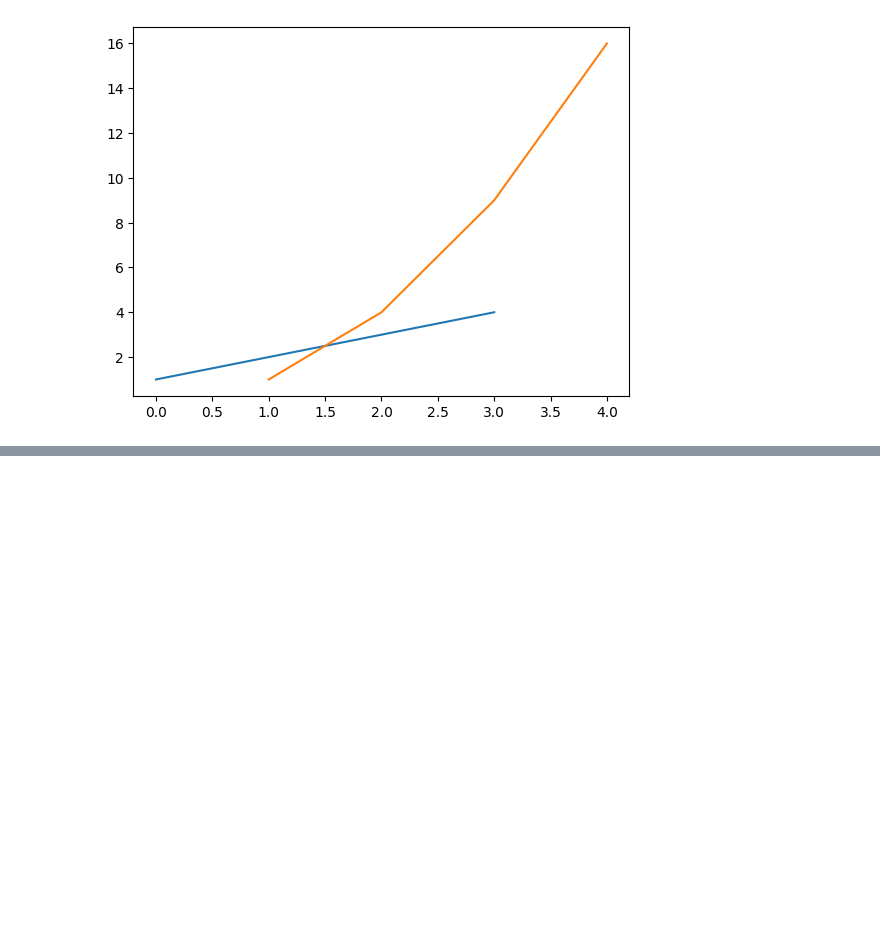
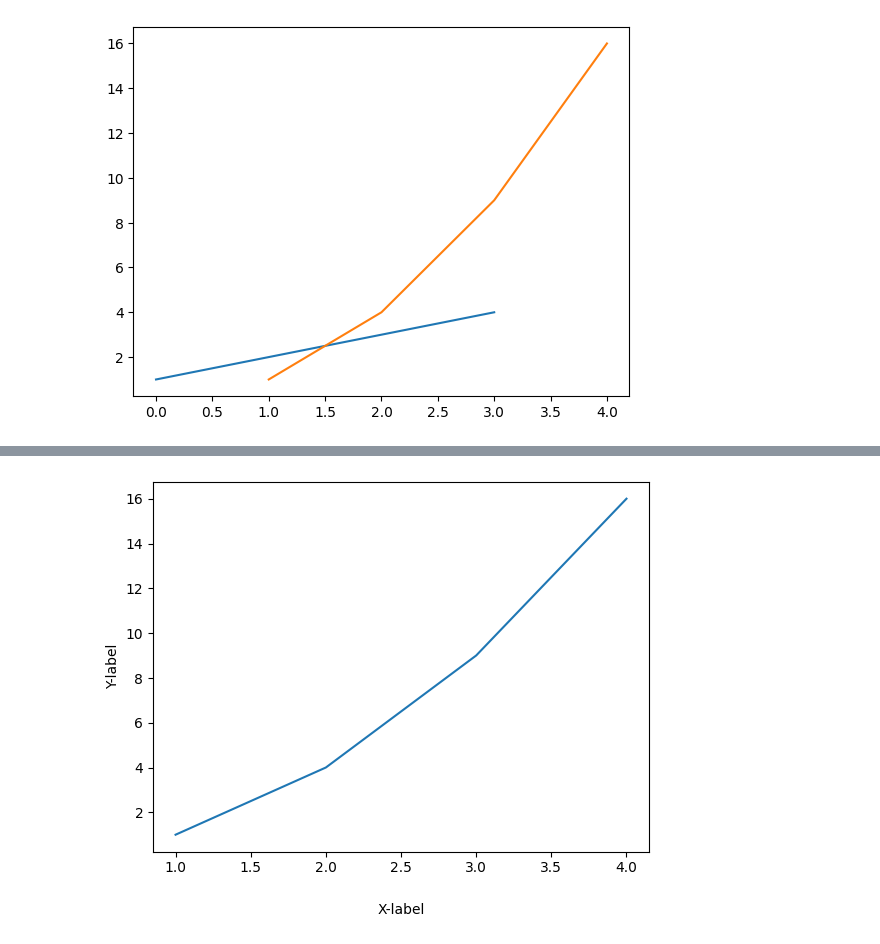
Before and after one commit to jeinl/Python-Basic, a Jupyter notebook: data_visual.ipynb, the cells around one changed output, grey strips where cells are left out. Drawn from its saved outputs; the diff is of its cells as text; code cells hidden in the pictures; blank space fills up the shorter version.

```diff
--- a/data_visual.ipynb
+++ b/data_visual.ipynb
@@ -8,0 +36,9 @@ plt.show()
+# %%
+import matplotlib.pyplot as plt
+
+plt.plot([1, 2, 3, 4], [1, 4, 9, 16])
+plt.xlabel('X-label', labelpad=20)      # labelpad를 이용하여 띄울 수 있음
+plt.ylabel('Y-label')
+plt.show()
+# %% [output]
+[figure, added]
```
Also changed, not shown: parts of 3 cells of this notebook.
